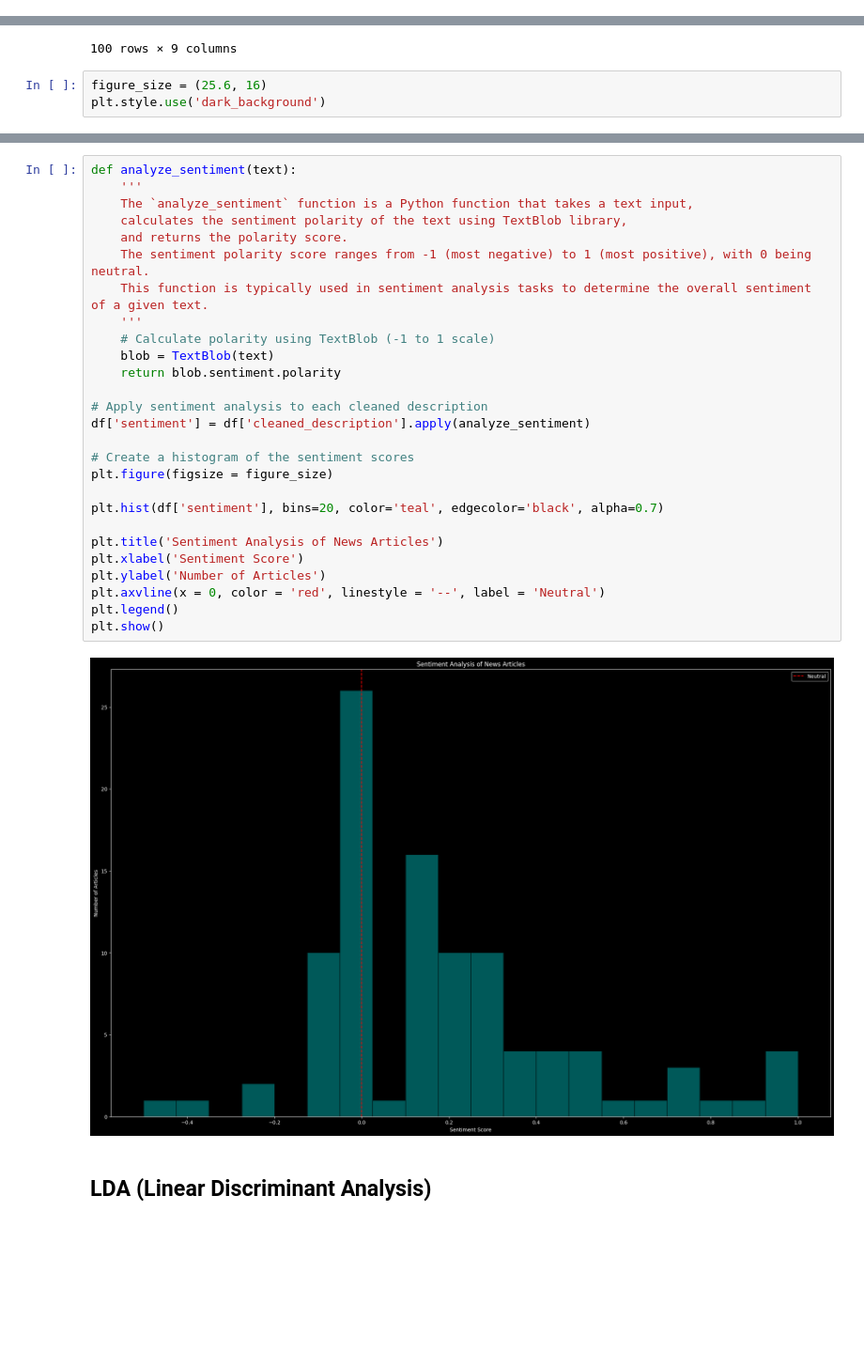
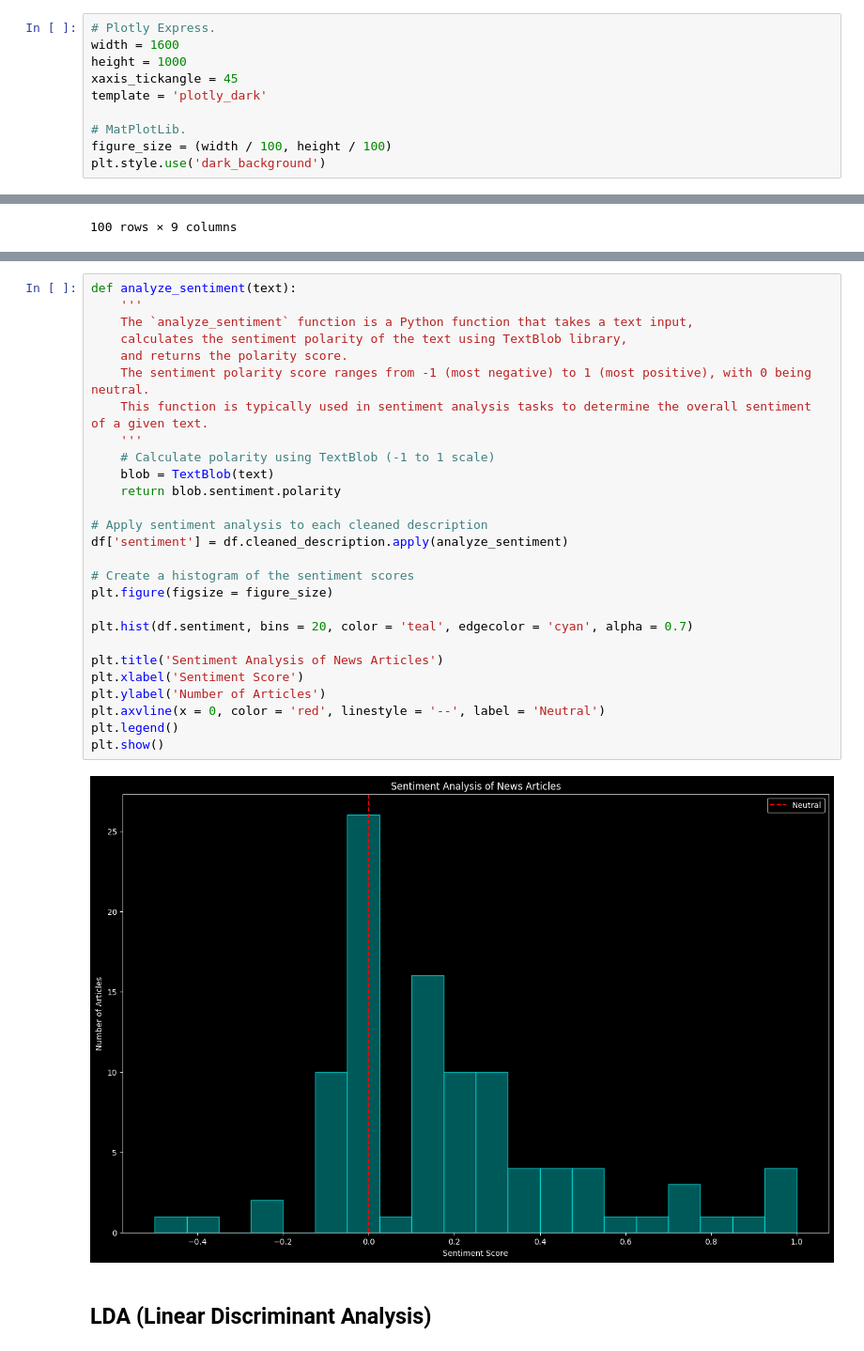
Before and after one commit to rachit-bhatt/Social-Media-Analytics---Assignment, a Jupyter notebook: Assignment.ipynb, the cells around one changed output, grey strips where cells are left out. Shown at 94% size. Cells and saved outputs as stored; diff of their text form; blank space fills up the shorter version.

```diff
--- a/Assignment.ipynb
+++ b/Assignment.ipynb
@@ -53,2 +51,12 @@ from sklearn.decomposition import LatentDirichletAllocation
+# %%
+# Plotly Express.
+width = 1600
+height = 1000
+xaxis_tickangle = 45
+template = 'plotly_dark'
+
+# MatPlotLib.
+figure_size = (width / 100, height / 100)
+plt.style.use('dark_background')
 # %% [markdown]
 # Part 1
@@ -511,6 +531,3 @@ df
 | 98 | {'id': None, 'name': 'XDA Develop... | Timi Cantisano | Take 40% off this HP Victus gamin... | This affordable gaming laptop is ... | https://www.xda-developers.com/hp... | https://static1.xdaimages.com/wor... | 2024-10-01T01:32:58Z | HP Victus 15 \r\nThe HP Victus 15... | ... |
 | 99 | {'id': None, 'name': 'Phoronix'} | None | Linux 6.12 Features Super Real-Ti... | The Linux 6.12 merge window is wr... | https://www.phoronix.com/review/l... | https://www.phoronix.net/image.ph... | 2024-09-29T19:33:42Z | The Linux 6.12 merge window is wr... | ... |
 100 rows × 9 columns
-# %%
-figure_size = (25.6, 16)
-plt.style.use('dark_background')
@@ -607,32 +625,32 @@ plt.show()
 # %%
 def analyze_sentiment(text):
     '''
     The `analyze_sentiment` function is a Python function that takes a text input,
     calculates the sentiment polarity of the text using TextBlob library,
     and returns the polarity score.
     The sentiment polarity score ranges from -1 (most negative) to 1 (most positive), with 0 being neutral.
     This function is typically used in sentiment analysis tasks to determine the overall sentiment of a given text.
     '''
     # Calculate polarity using TextBlob (-1 to 1 scale)
     blob = TextBlob(text)
     return blob.sentiment.polarity
 
 # Apply sentiment analysis to each cleaned description
-df['sentiment'] = df['cleaned_description'].apply(analyze_sentiment)
+df['sentiment'] = df.cleaned_description.apply(analyze_sentiment)
 
 # Create a histogram of the sentiment scores
 plt.figure(figsize = figure_size)
 
-plt.hist(df['sentiment'], bins=20, color='teal', edgecolor='black', alpha=0.7)
+plt.hist(df.sentiment, bins = 20, color = 'teal', edgecolor = 'cyan', alpha = 0.7)
 
 plt.title('Sentiment Analysis of News Articles')
 plt.xlabel('Sentiment Score')
 plt.ylabel('Number of Articles')
 plt.axvline(x = 0, color = 'red', linestyle = '--', label = 'Neutral')
 plt.legend()
 plt.show()
 # %% [output]
-[figure, old version]
+[figure, new version]
 # %% [markdown]
 ## LDA (Linear Discriminant Analysis)
 # %%
```
Also changed, not shown: parts of 24 cells of this notebook.
